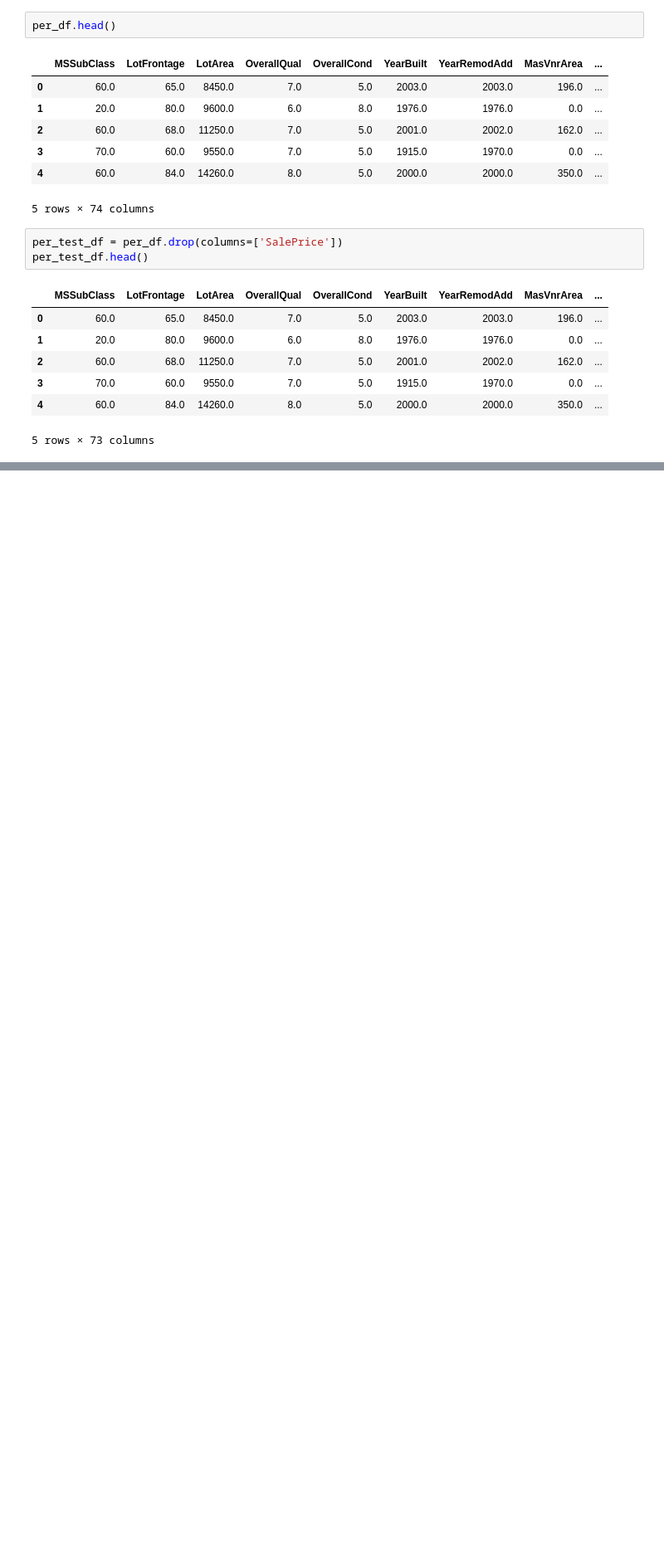
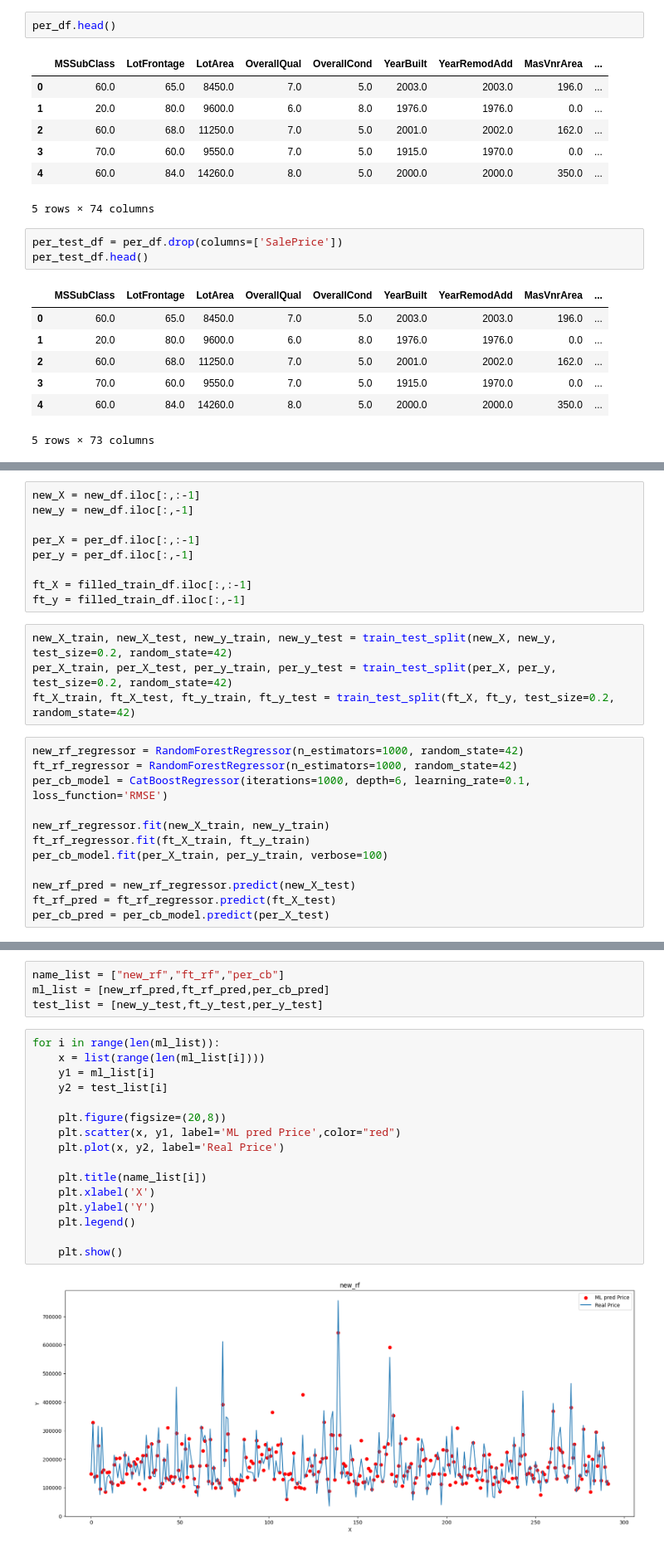
Before and after one commit to AronTech1/PRODIGY_ML_01, a Jupyter notebook: TASK1.ipynb, the cells around one changed output, grey strips where cells are left out. Shown at 83% size. Saved outputs shown, nothing was run; the diff lists cells and outputs as text; blank space fills up the shorter version.

```diff
--- a/TASK1.ipynb
+++ b/TASK1.ipynb
@@ -145,0 +584,25 @@ per_test_df.head()
+# %%
+new_X = new_df.iloc[:,:-1]
+new_y = new_df.iloc[:,-1]
+
+per_X = per_df.iloc[:,:-1]
+per_y = per_df.iloc[:,-1]
+
+ft_X = filled_train_df.iloc[:,:-1]
+ft_y = filled_train_df.iloc[:,-1]
+# %%
+new_X_train, new_X_test, new_y_train, new_y_test = train_test_split(new_X, new_y, test_size=0.2, random_state=42)
+per_X_train, per_X_test, per_y_train, per_y_test = train_test_split(per_X, per_y, test_size=0.2, random_state=42)
+ft_X_train, ft_X_test, ft_y_train, ft_y_test = train_test_split(ft_X, ft_y, test_size=0.2, random_state=42)
+# %%
+new_rf_regressor = RandomForestRegressor(n_estimators=1000, random_state=42)
+ft_rf_regressor = RandomForestRegressor(n_estimators=1000, random_state=42)
+per_cb_model = CatBoostRegressor(iterations=1000, depth=6, learning_rate=0.1, loss_function='RMSE')
+
+new_rf_regressor.fit(new_X_train, new_y_train)
+ft_rf_regressor.fit(ft_X_train, ft_y_train)
+per_cb_model.fit(per_X_train, per_y_train, verbose=100)
+
+new_rf_pred = new_rf_regressor.predict(new_X_test)
+ft_rf_pred = ft_rf_regressor.predict(ft_X_test)
+per_cb_pred = per_cb_model.predict(per_X_test)
@@ -145,0 +621,22 @@ per_test_df.head()
+# %%
+name_list = ["new_rf","ft_rf","per_cb"]
+ml_list = [new_rf_pred,ft_rf_pred,per_cb_pred]
+test_list = [new_y_test,ft_y_test,per_y_test]
+# %%
+for i in range(len(ml_list)):
+    x = list(range(len(ml_list[i])))
+    y1 = ml_list[i]
+    y2 = test_list[i]
+
+    plt.figure(figsize=(20,8))
+    plt.scatter(x, y1, label='ML pred Price',color="red")
+    plt.plot(x, y2, label='Real Price')
+
+    plt.title(name_list[i])
+    plt.xlabel('X')
+    plt.ylabel('Y')
+    plt.legend()
+
+    plt.show()
+# %% [output]
+[figure, added]
```
Also changed, not shown: parts of 33 cells of this notebook.
